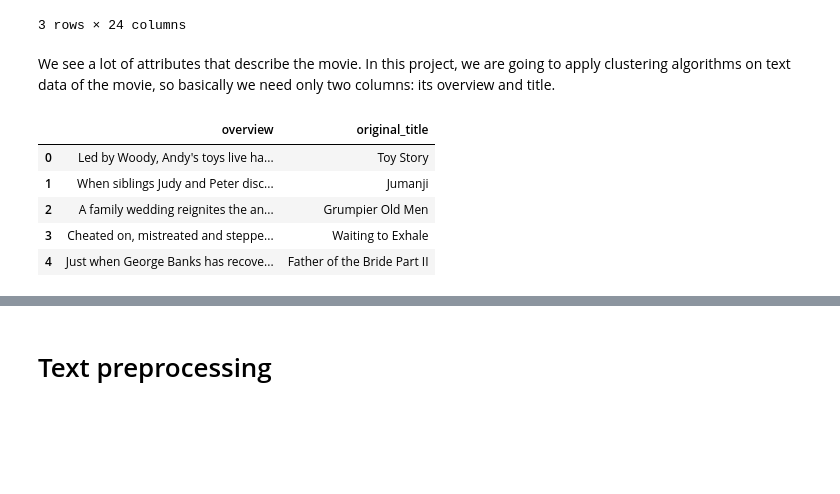
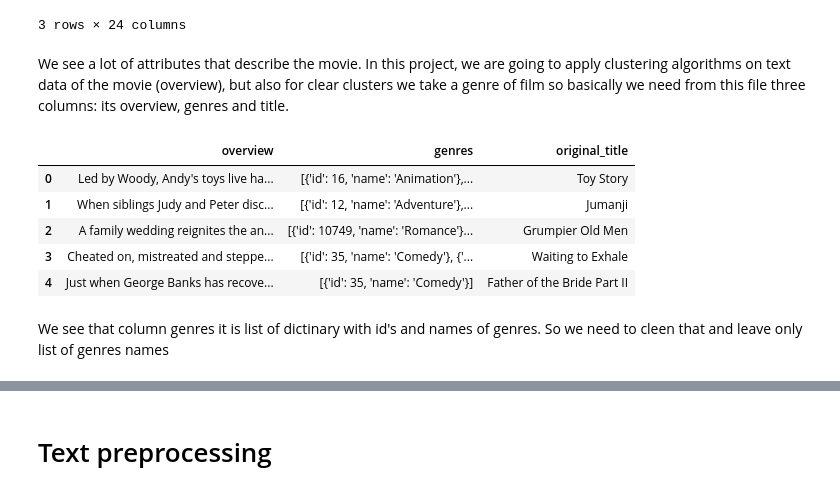
Before and after one commit to TheDim0nu4/Recommendation-system-for-movies-using-clustering-and-NLP-approaches, a Jupyter notebook: notebooks/data.ipynb, the cells around one changed output, grey strips where cells are left out. Drawn from its saved outputs; the diff is of its cells as text; code cells hidden in the pictures; blank space fills up the shorter version.

```diff
--- a/notebooks/data.ipynb
+++ b/notebooks/data.ipynb
@@ -24,9 +25,9 @@ warnings.filterwarnings('ignore')
 # %% [markdown]
 # Basic exploration and preprocessing
 # %%
-# load and check a few rows of the data
+# load and check a few rows of movies metadata
 
-df = pd.read_csv('../data/movies_metadata.csv')
+df = pd.read_csv('../data/raw_data/movies_metadata.csv')
 
 df.head(3)
 # %% [output]
@@ -36,17 +37,19 @@ df.head(3)
 | 2 | False | {'id': 119050, 'name': 'Grumpy Ol... | 0 | [{'id': 10749, 'name': 'Romance'}... | NaN | 15602 | tt0113228 | en | ... |
 3 rows × 24 columns
 # %% [markdown]
-We see a lot of attributes that describe the movie. In this project, we are going to apply clustering algorithms on text data of the movie, so basically we need only two columns: its overview and title.
+We see a lot of attributes that describe the movie. In this project, we are going to apply clustering algorithms on text data of the movie (overview), but also for clear clusters we take a genre of film so basically we need from this file three columns: its overview, genres and title.
 # %%
 # leave the necessary columns
 
-df = df[['overview', 'original_title']]
+df = df[['overview', 'genres', 'original_title']]
 
 df.head()
 # %% [output]
-|  | overview | original_title |
-| 0 | Led by Woody, Andy's toys live ha... | Toy Story |
-| 1 | When siblings Judy and Peter disc... | Jumanji |
-| 2 | A family wedding reignites the an... | Grumpier Old Men |
-| 3 | Cheated on, mistreated and steppe... | Waiting to Exhale |
-| 4 | Just when George Banks has recove... | Father of the Bride Part II |
+|  | overview | genres | original_title |
+| 0 | Led by Woody, Andy's toys live ha... | [{'id': 16, 'name': 'Animation'},... | Toy Story |
+| 1 | When siblings Judy and Peter disc... | [{'id': 12, 'name': 'Adventure'},... | Jumanji |
+| 2 | A family wedding reignites the an... | [{'id': 10749, 'name': 'Romance'}... | Grumpier Old Men |
+| 3 | Cheated on, mistreated and steppe... | [{'id': 35, 'name': 'Comedy'}, {'... | Waiting to Exhale |
+| 4 | Just when George Banks has recove... | [{'id': 35, 'name': 'Comedy'}] | Father of the Bride Part II |
+# %% [markdown]
+We see that column genres it is list of dictinary with id's and names of genres. So we need to cleen that and leave only list of genres names
```
Also changed, not shown: parts of 19 cells of this notebook, 1 other file.
